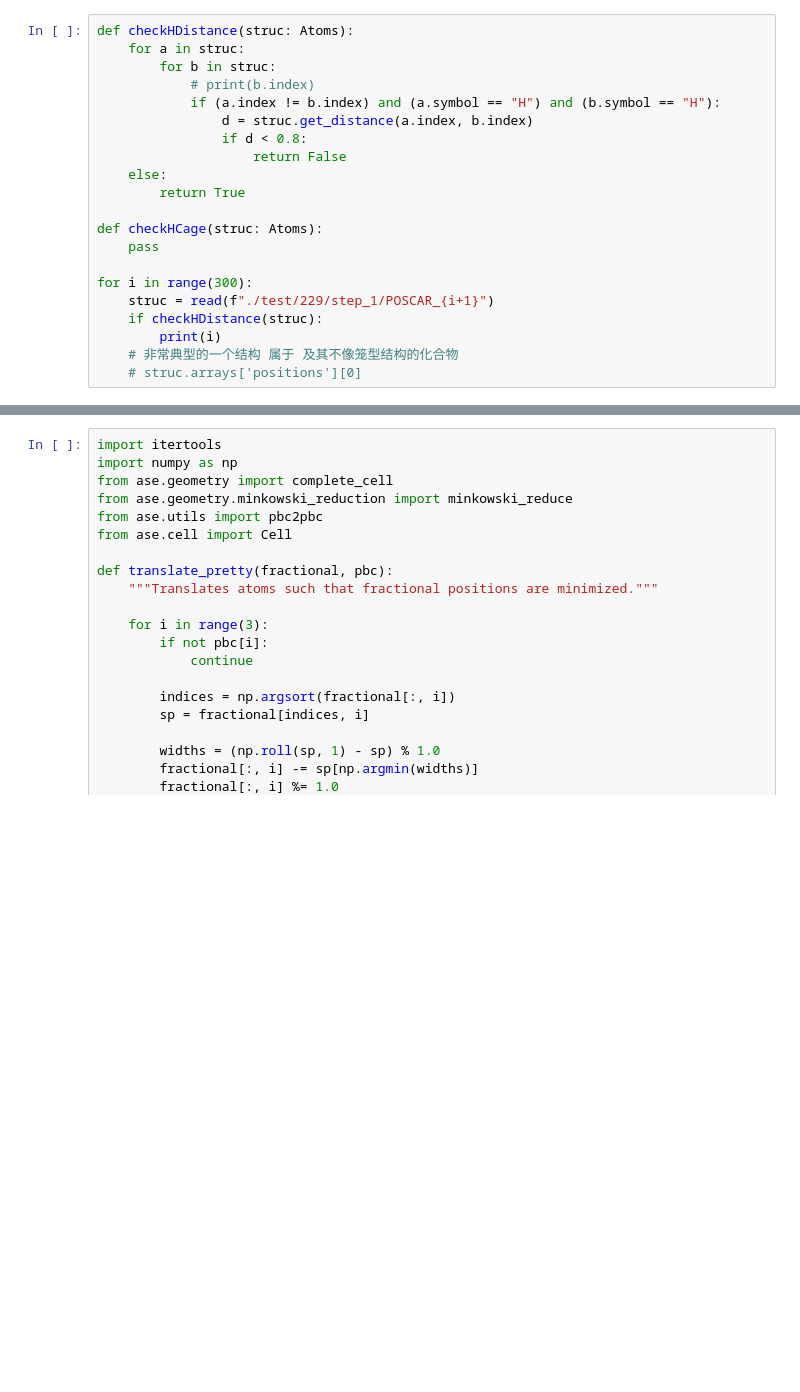
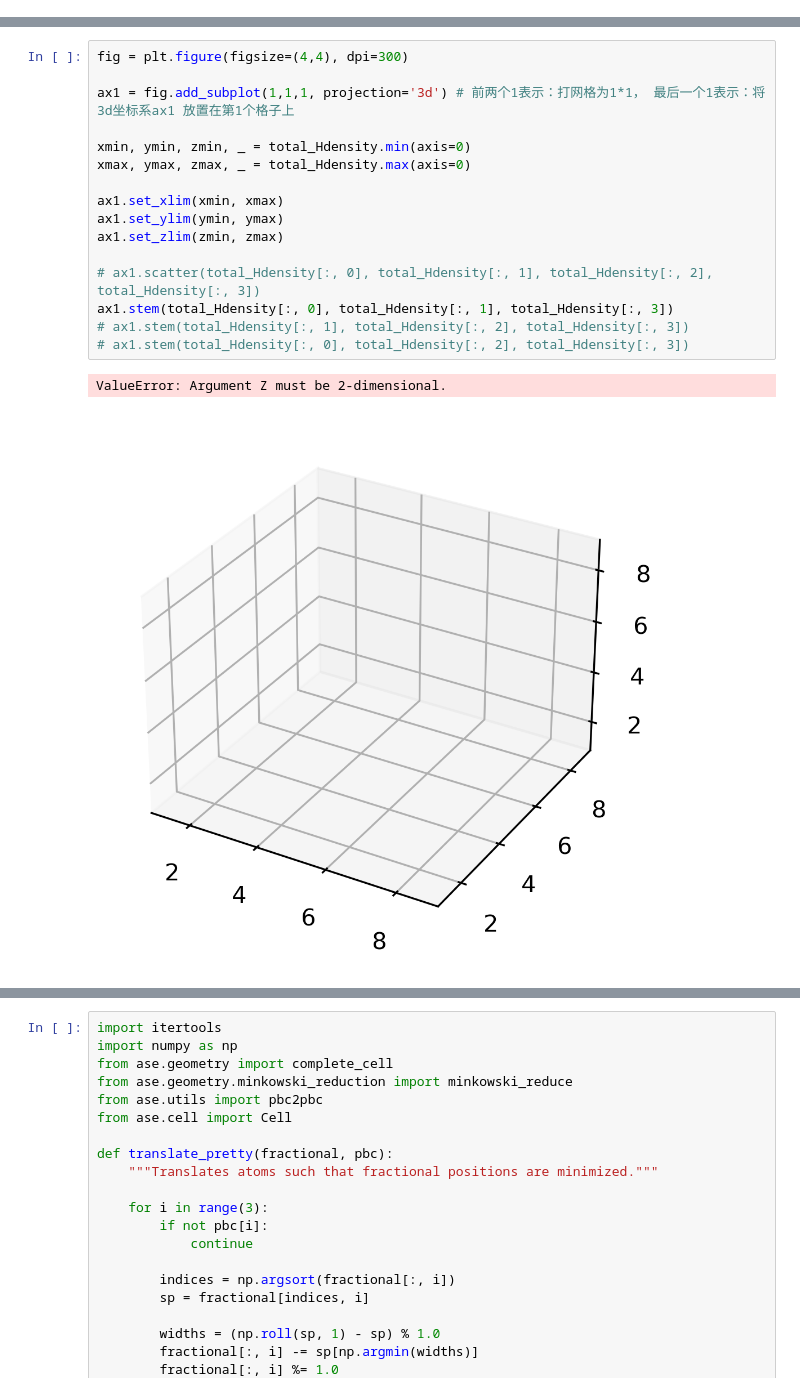
Before and after one commit to JLU-ICCMS-MaYuan/my_script, a Jupyter notebook: debug.ipynb, the cells around one changed output, grey strips where cells are left out. Cells and saved outputs as stored; diff of their text form; blank space fills up the shorter version.

```diff
--- a/debug.ipynb
+++ b/debug.ipynb
@@ -4,21 +0,0 @@ from ase.io import read, write
-# %%
-def checkHDistance(struc: Atoms):
-    for a in struc:
-        for b in struc:
-            # print(b.index)
-            if (a.index != b.index) and (a.symbol == "H") and (b.symbol == "H"):
-                d = struc.get_distance(a.index, b.index)
-                if d < 0.8:
-                    return False
-    else:
-        return True
-
-def checkHCage(struc: Atoms):
-    pass
-
-for i in range(300):
-    struc = read(f"./test/229/step_1/POSCAR_{i+1}")
-    if checkHDistance(struc):
-        print(i)
-    # 非常典型的一个结构 属于 及其不像笼型结构的化合物
-    # struc.arrays['positions'][0]
@@ -43,0 +166,19 @@ KeyboardInterrupt:
+# %%
+fig = plt.figure(figsize=(4,4), dpi=300)
+
+ax1 = fig.add_subplot(1,1,1, projection='3d') # 前两个1表示：打网格为1*1， 最后一个1表示：将 3d坐标系ax1 放置在第1个格子上
+
+xmin, ymin, zmin, _ = total_Hdensity.min(axis=0)
+xmax, ymax, zmax, _ = total_Hdensity.max(axis=0)
+
+ax1.set_xlim(xmin, xmax)
+ax1.set_ylim(ymin, ymax)
+ax1.set_zlim(zmin, zmax)
+
+# ax1.scatter(total_Hdensity[:, 0], total_Hdensity[:, 1], total_Hdensity[:, 2], total_Hdensity[:, 3])
+ax1.stem(total_Hdensity[:, 0], total_Hdensity[:, 1], total_Hdensity[:, 3])
+# ax1.stem(total_Hdensity[:, 1], total_Hdensity[:, 2], total_Hdensity[:, 3])
+# ax1.stem(total_Hdensity[:, 0], total_Hdensity[:, 2], total_Hdensity[:, 3])
+# %% [output]
+ValueError: Argument Z must be 2-dimensional.
+[figure, added]
```
Also changed, not shown: parts of 7 cells of this notebook, 4 other files.
